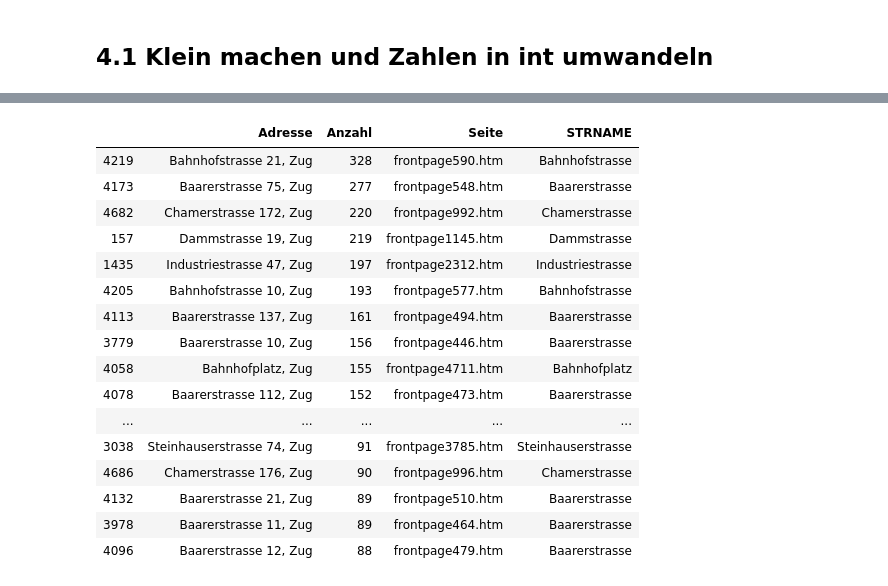
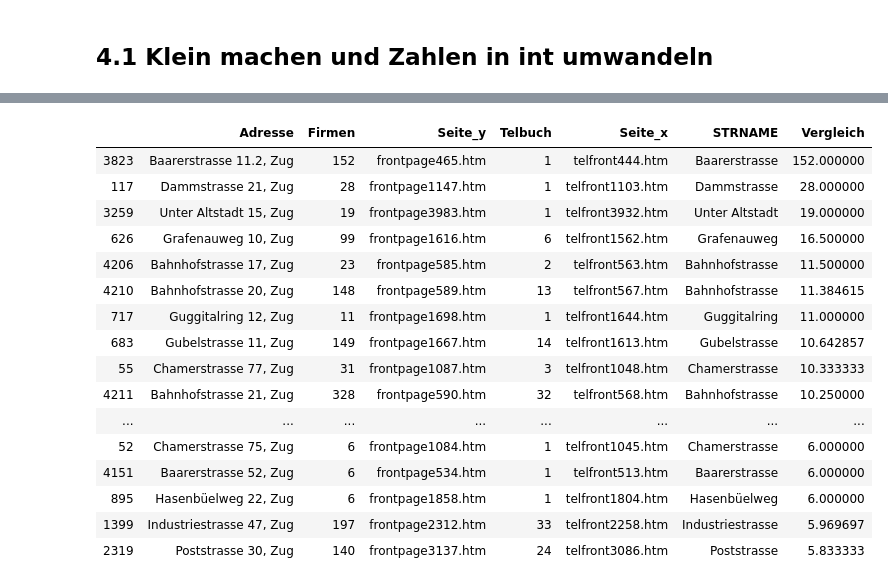
Before and after one commit to ZoeGwerder/hello-world, a Jupyter notebook: 00 Abschlussprojekt Briefkastenfirmen/01 Endcode Briefkastenfirmen.ipynb, the cells around one changed output, grey strips where cells are left out. Cells and saved outputs as stored; diff of their text form; code cells hidden in the pictures.

```diff
--- a/00 Abschlussprojekt Briefkastenfirmen/01 Endcode Briefkastenfirmen.ipynb
+++ b/00 Abschlussprojekt Briefkastenfirmen/01 Endcode Briefkastenfirmen.ipynb
@@ -252,0 +415,2 @@ See the caveats in the documentation: http://pandas.pydata.org/pandas-docs/stabl
+# %%
+df_saukl1["Firmen"]=df_saukl1["Firmen"].astype("int")
@@ -252,0 +423,2 @@ See the caveats in the documentation: http://pandas.pydata.org/pandas-docs/stabl
+# %%
+df_saukl1["Telbuch"]=df_saukl1["Telbuch"].astype("int32")
@@ -260,0 +448,2 @@ dtype: object
+# %%
+df_saukl1["Vergleich"]=df_saukl1["Firmen"]/df_saukl1["Telbuch"]
@@ -262,0 +476,4 @@ dtype: object
+# %%
+# Alle Adressen mit mindesrens einem Eintrag
+df_saukl2=df_saukl1[df_saukl1["Vergleich"]>0]
+df_saukl2
@@ -263,24 +496,24 @@ dtype: object
 # %%
 # Hier die Topadressen. Wie vermutet grösstenteils an der Baarerstrasse.
-df_saukl.sort_values("Anzahl",ascending=False).head(40)
+df_saukl2.sort_values("Vergleich",ascending=False).head(40)
 # %% [output]
-|  | Adresse | Anzahl | Seite | STRNAME |
-| 4219 | Bahnhofstrasse 21, Zug | 328 | frontpage590.htm | Bahnhofstrasse |
-| 4173 | Baarerstrasse 75, Zug | 277 | frontpage548.htm | Baarerstrasse |
-| 4682 | Chamerstrasse 172, Zug | 220 | frontpage992.htm | Chamerstrasse |
-| 157 | Dammstrasse 19, Zug | 219 | frontpage1145.htm | Dammstrasse |
-| 1435 | Industriestrasse 47, Zug | 197 | frontpage2312.htm | Industriestrasse |
-| 4205 | Bahnhofstrasse 10, Zug | 193 | frontpage577.htm | Bahnhofstrasse |
-| 4113 | Baarerstrasse 137, Zug | 161 | frontpage494.htm | Baarerstrasse |
-| 3779 | Baarerstrasse 10, Zug | 156 | frontpage446.htm | Baarerstrasse |
-| 4058 | Bahnhofplatz, Zug | 155 | frontpage4711.htm | Bahnhofplatz |
-| 4078 | Baarerstrasse 112, Zug | 152 | frontpage473.htm | Baarerstrasse |
-| ... | ... | ... | ... | ... |
-| 3038 | Steinhauserstrasse 74, Zug | 91 | frontpage3785.htm | Steinhauserstrasse |
-| 4686 | Chamerstrasse 176, Zug | 90 | frontpage996.htm | Chamerstrasse |
-| 4132 | Baarerstrasse 21, Zug | 89 | frontpage510.htm | Baarerstrasse |
-| 3978 | Baarerstrasse 11, Zug | 89 | frontpage464.htm | Baarerstrasse |
-| 4096 | Baarerstrasse 12, Zug | 88 | frontpage479.htm | Baarerstrasse |
+|  | Adresse | Firmen | Seite_y | Telbuch | Seite_x | STRNAME | Vergleich |
+| 3823 | Baarerstrasse 11.2, Zug | 152 | frontpage465.htm | 1 | telfront444.htm | Baarerstrasse | 152.000000 |
+| 117 | Dammstrasse 21, Zug | 28 | frontpage1147.htm | 1 | telfront1103.htm | Dammstrasse | 28.000000 |
+| 3259 | Unter Altstadt 15, Zug | 19 | frontpage3983.htm | 1 | telfront3932.htm | Unter Altstadt | 19.000000 |
+| 626 | Grafenauweg 10, Zug | 99 | frontpage1616.htm | 6 | telfront1562.htm | Grafenauweg | 16.500000 |
+| 4206 | Bahnhofstrasse 17, Zug | 23 | frontpage585.htm | 2 | telfront563.htm | Bahnhofstrasse | 11.500000 |
+| 4210 | Bahnhofstrasse 20, Zug | 148 | frontpage589.htm | 13 | telfront567.htm | Bahnhofstrasse | 11.384615 |
+| 717 | Guggitalring 12, Zug | 11 | frontpage1698.htm | 1 | telfront1644.htm | Guggitalring | 11.000000 |
+| 683 | Gubelstrasse 11, Zug | 149 | frontpage1667.htm | 14 | telfront1613.htm | Gubelstrasse | 10.642857 |
+| 55 | Chamerstrasse 77, Zug | 31 | frontpage1087.htm | 3 | telfront1048.htm | Chamerstrasse | 10.333333 |
+| 4211 | Bahnhofstrasse 21, Zug | 328 | frontpage590.htm | 32 | telfront568.htm | Bahnhofstrasse | 10.250000 |
+| ... | ... | ... | ... | ... | ... | ... | ... |
+| 52 | Chamerstrasse 75, Zug | 6 | frontpage1084.htm | 1 | telfront1045.htm | Chamerstrasse | 6.000000 |
+| 4151 | Baarerstrasse 52, Zug | 6 | frontpage534.htm | 1 | telfront513.htm | Baarerstrasse | 6.000000 |
+| 895 | Hasenbüelweg 22, Zug | 6 | frontpage1858.htm | 1 | telfront1804.htm | Hasenbüelweg | 6.000000 |
+| 1399 | Industriestrasse 47, Zug | 197 | frontpage2312.htm | 33 | telfront2258.htm | Industriestrasse | 5.969697 |
+| 2319 | Poststrasse 30, Zug | 140 | frontpage3137.htm | 24 | telfront3086.htm | Poststrasse | 5.833333 |
 # %%
 # Anzahl der Adressen, die nochmals durchgegangen werden müssten - wenn ich die UIDs abfragen will
 df_saukl[df_saukl["Anzahl"]>20]
```
Also changed, not shown: parts of 86 cells of this notebook, 6 other files.
